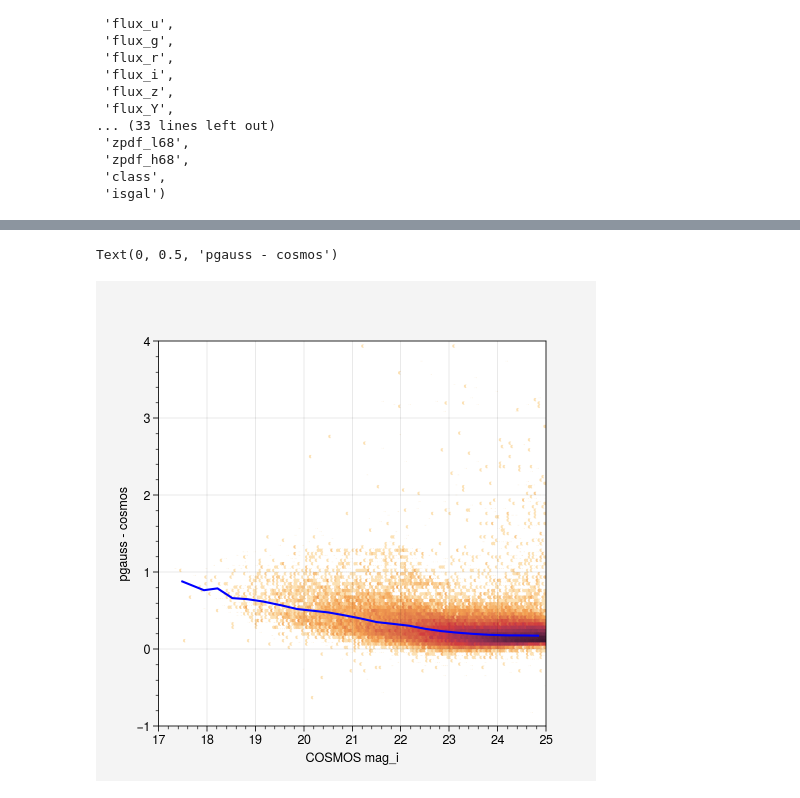
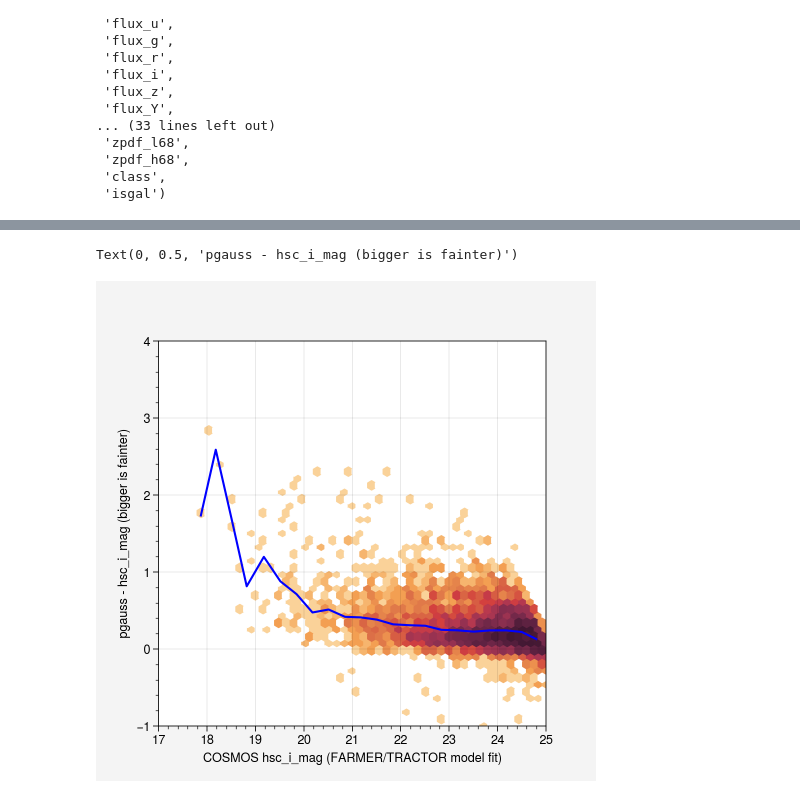
Before and after one commit to beckermr/des-y6-analysis, a Jupyter notebook: 2023_12_08_iband_cut_cosmos/cosmos_to_pgauss.ipynb, the cells around one changed output, grey strips where cells are left out. Cells and saved outputs as stored; diff of their text form; code cells hidden in the pictures.

```diff
--- a/2023_12_08_iband_cut_cosmos/cosmos_to_pgauss.ipynb
+++ b/2023_12_08_iband_cut_cosmos/cosmos_to_pgauss.ipynb
@@ -116,23 +188,28 @@ gap_flux = get_bdf_gap(
     d["flux_i"][ind],
     d["bdf_g1"][ind],
     d["bdf_g2"][ind],
-    pixel_scale=0.05,
+    pixel_scale=0.025,
 )
 # %%
-from esutil.pbar import PBar
+import joblib
 
-gap_mag = []
+def _nan():
+    return np.nan
 
-for ind in PBar(range(len(d))):
-
-    gap_flux = get_bdf_gap(
+jobs = [
+    joblib.delayed(get_bdf_gap)(
         d["bdf_hlr"][ind],
         d["bdf_fracdev"][ind],
         d["flux_i"][ind],
         d["bdf_g1"][ind],
         d["bdf_g2"][ind],
-        pixel_scale=0.05,
-    )
-    gap_mag.append(
-        30.0 -2.5*np.log10(gap_flux)
-    )
+        pixel_scale=0.1,
+    ) if np.random.uniform() < 0.05 else joblib.delayed(_nan)()
+    for ind in range(len(d))
+
+]
+
+with joblib.Parallel(backend="loky", verbose=1, n_jobs=7) as par:
+    gap_flux = np.array(par(jobs))
+
+gap_mag = 30.0 - 2.5 * np.log10(gap_flux)
@@ -139,34 +224,34 @@ for ind in PBar(range(len(d))):
 # %%
-gap_mag = np.asarray(gap_mag)
+magi = dc["hsc_i_mag"]
 
 bin_edges = np.linspace(17, 25, 25)
 bmag = []
 dmag = []
 for i in range(len(bin_edges)-1):
     msk = (
-        (d["mag_i"] >= bin_edges[i])
-        & (d["mag_i"] <= bin_edges[i+1])
+        (magi >= bin_edges[i])
+        & (magi <= bin_edges[i+1])
     )
-    bmag.append(np.nanmedian(d["mag_i"][msk]))
+    bmag.append(np.nanmedian(magi[msk]))
     dmag.append(np.nanmedian(gap_mag[msk]) - bmag[-1])
 # %%
 fig, axs = plt.subplots(figsize=(5, 5))
 
 axs.hexbin(
-    d["mag_i"],
-    gap_mag-d["mag_i"],
-    gridsize=200,
+    magi,
+    gap_mag-magi,
+    gridsize=50,
     bins="log",
     extent=[17, 25, -1, 4],
 )
 axs.plot(bmag, dmag, "-", color="blue")
 axs.set_xlim(17, 25)
 axs.set_ylim(-1, 4)
-axs.set_xlabel("COSMOS mag_i")
-axs.set_ylabel("pgauss - cosmos")
+axs.set_xlabel("COSMOS hsc_i_mag (FARMER/TRACTOR model fit)")
+axs.set_ylabel("pgauss - hsc_i_mag (bigger is fainter)")
 # %% [output]
-Text(0, 0.5, 'pgauss - cosmos')
+Text(0, 0.5, 'pgauss - hsc_i_mag (bigger is fainter)')
-[figure, old version]
+[figure, new version]
 # %%
 print("The new cut is:", np.round(
     np.interp(24.5, bmag, dmag) + 24.5,
```
Also changed, not shown: parts of 13 cells of this notebook.
